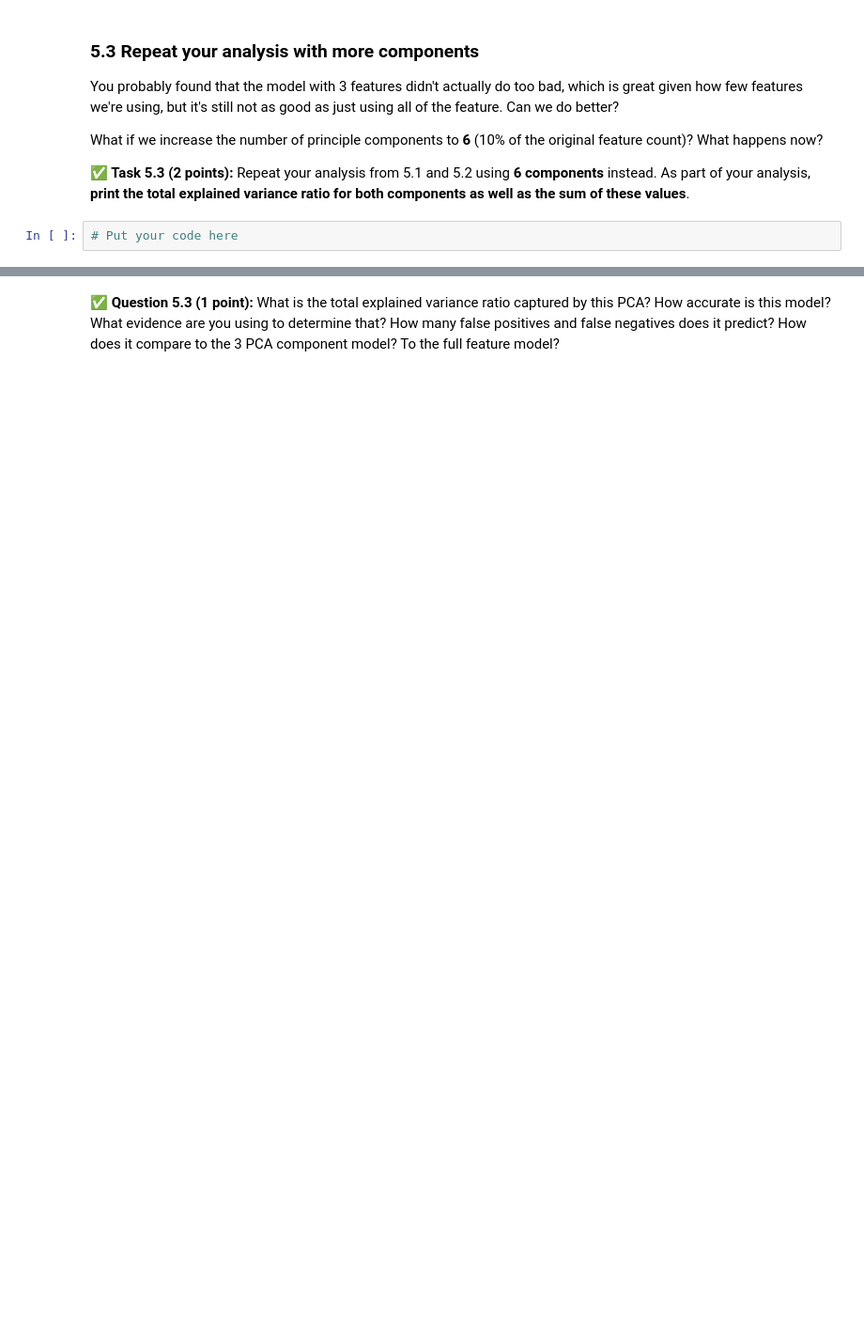
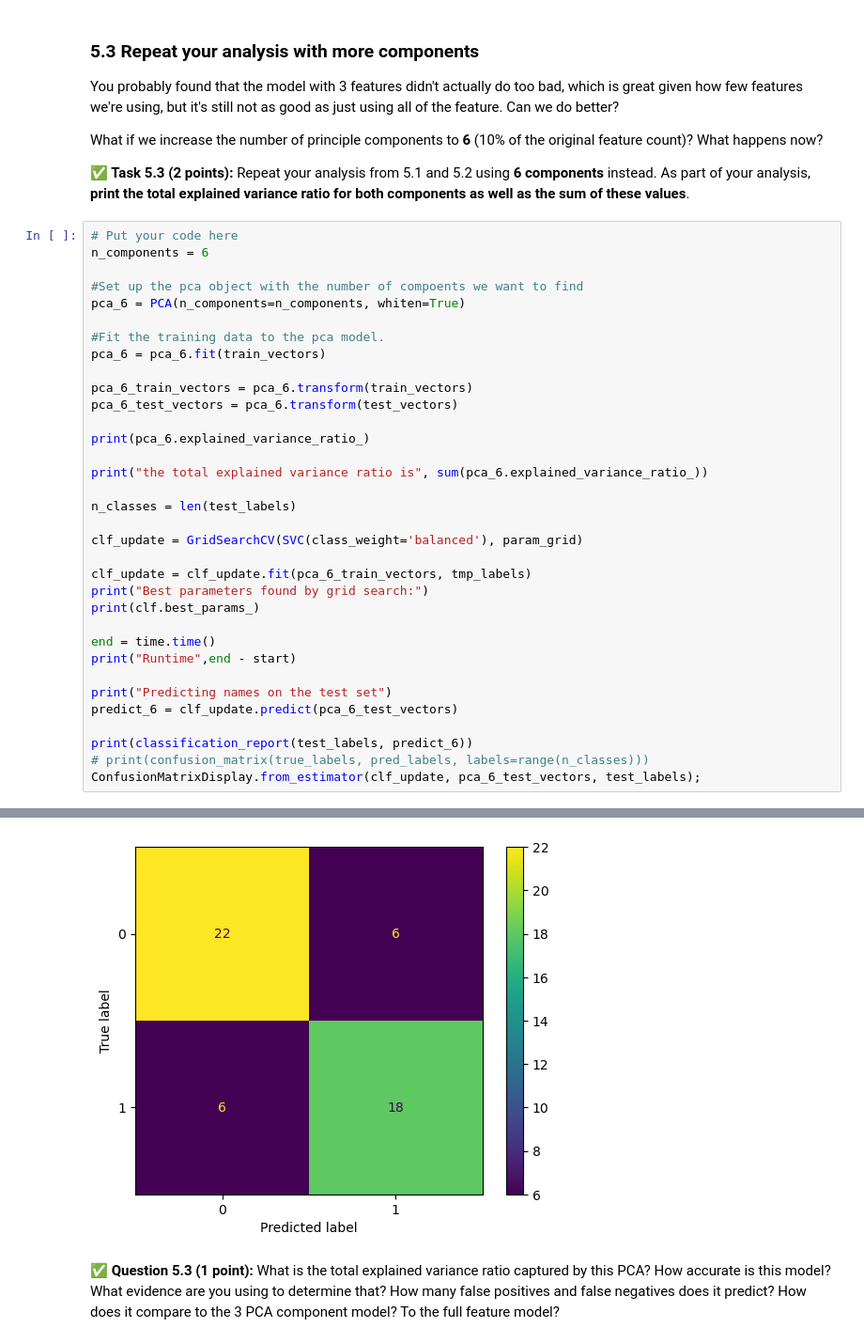
Before and after one commit to sarahhoogstraten/CMSE202-f23-turnin, a Jupyter notebook: hw-04/HW-04_PerceptronSVMandPCA-SarahHoogstraten.ipynb, the cells around one changed output, grey strips where cells are left out. Shown: that part at 94% size. Cells and saved outputs as stored; diff of their text form; blank space fills up the shorter version.

```diff
--- a/hw-04/HW-04_PerceptronSVMandPCA-SarahHoogstraten.ipynb
+++ b/hw-04/HW-04_PerceptronSVMandPCA-SarahHoogstraten.ipynb
@@ -410,5 +467,38 @@ You probably found that the model with 3 features didn't actually do too bad, wh
 What if we increase the number of principle components to **6** (10% of the original feature count)? What happens now?
 
 **&#9989; Task 5.3 (2 points):** Repeat your analysis from 5.1 and 5.2 using **6 components** instead. As part of your analysis, **print the total explained variance ratio for both components as well as the sum of these values**.
-# %%
-# Put your code here
+# %%
+# Put your code here
+n_components = 6
+
+#Set up the pca object with the number of compoents we want to find
+pca_6 = PCA(n_components=n_components, whiten=True)
+
+#Fit the training data to the pca model.
+pca_6 = pca_6.fit(train_vectors)
+
+pca_6_train_vectors = pca_6.transform(train_vectors)
+pca_6_test_vectors = pca_6.transform(test_vectors)
+
+print(pca_6.explained_variance_ratio_)
+
+print("the total explained variance ratio is", sum(pca_6.explained_variance_ratio_))
+
+n_classes = len(test_labels)
+
+clf_update = GridSearchCV(SVC(class_weight='balanced'), param_grid)
+
+clf_update = clf_update.fit(pca_6_train_vectors, tmp_labels)
+print("Best parameters found by grid search:")
+print(clf.best_params_)
+
+end = time.time()
+print("Runtime",end - start)
+
+print("Predicting names on the test set")
+predict_6 = clf_update.predict(pca_6_test_vectors)
+
+print(classification_report(test_labels, predict_6))
+# print(confusion_matrix(true_labels, pred_labels, labels=range(n_classes)))
+ConfusionMatrixDisplay.from_estimator(clf_update, pca_6_test_vectors, test_labels);
+# %% [output]
@@ -415,2 +519,3 @@ What if we increase the number of principle components to **6** (10% of the orig
+[figure, added]
 # %% [markdown]
 &#9989; **Question 5.3 (1 point):** What is the total explained variance ratio captured by this PCA? How accurate is this model? What evidence are you using to determine that? How many false positives and false negatives does it predict? How does it compare to the 3 PCA component model? To the full feature model?
```
Also changed, not shown: parts of 15 cells of this notebook.
